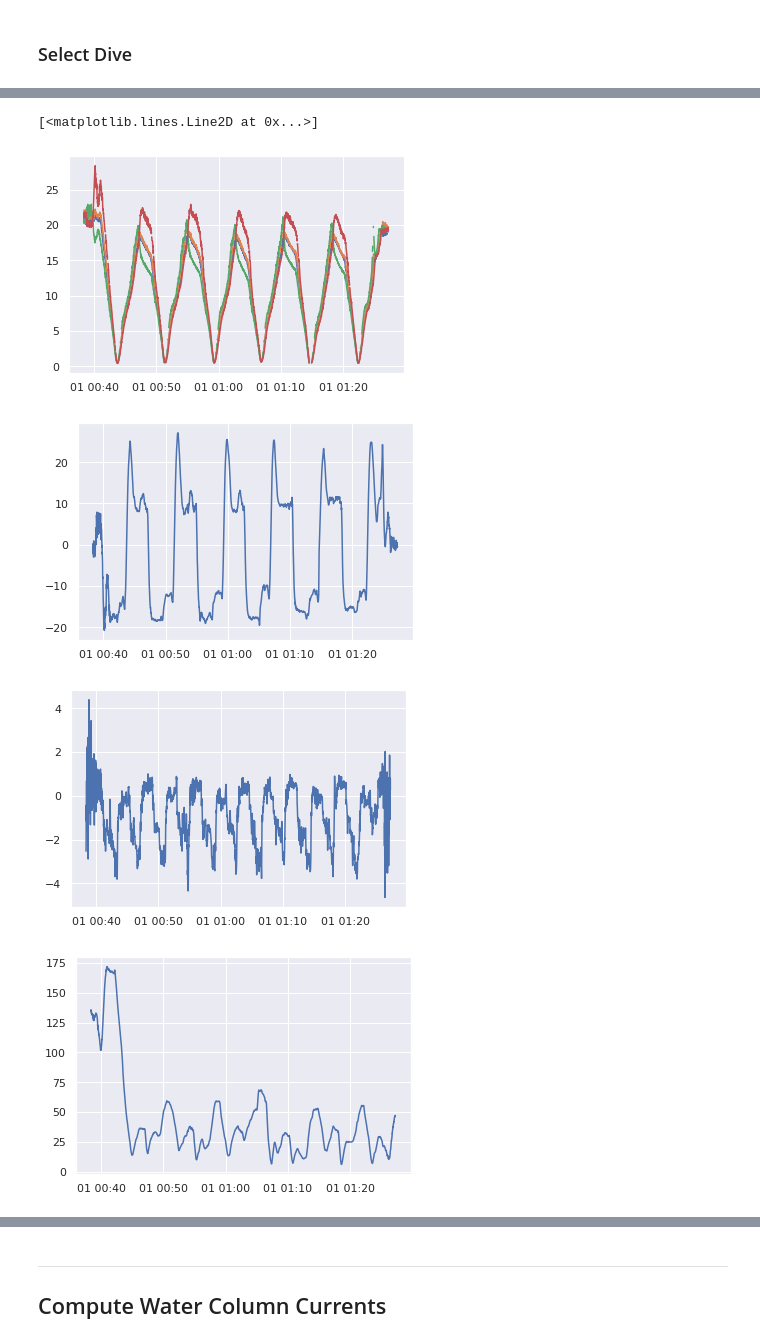
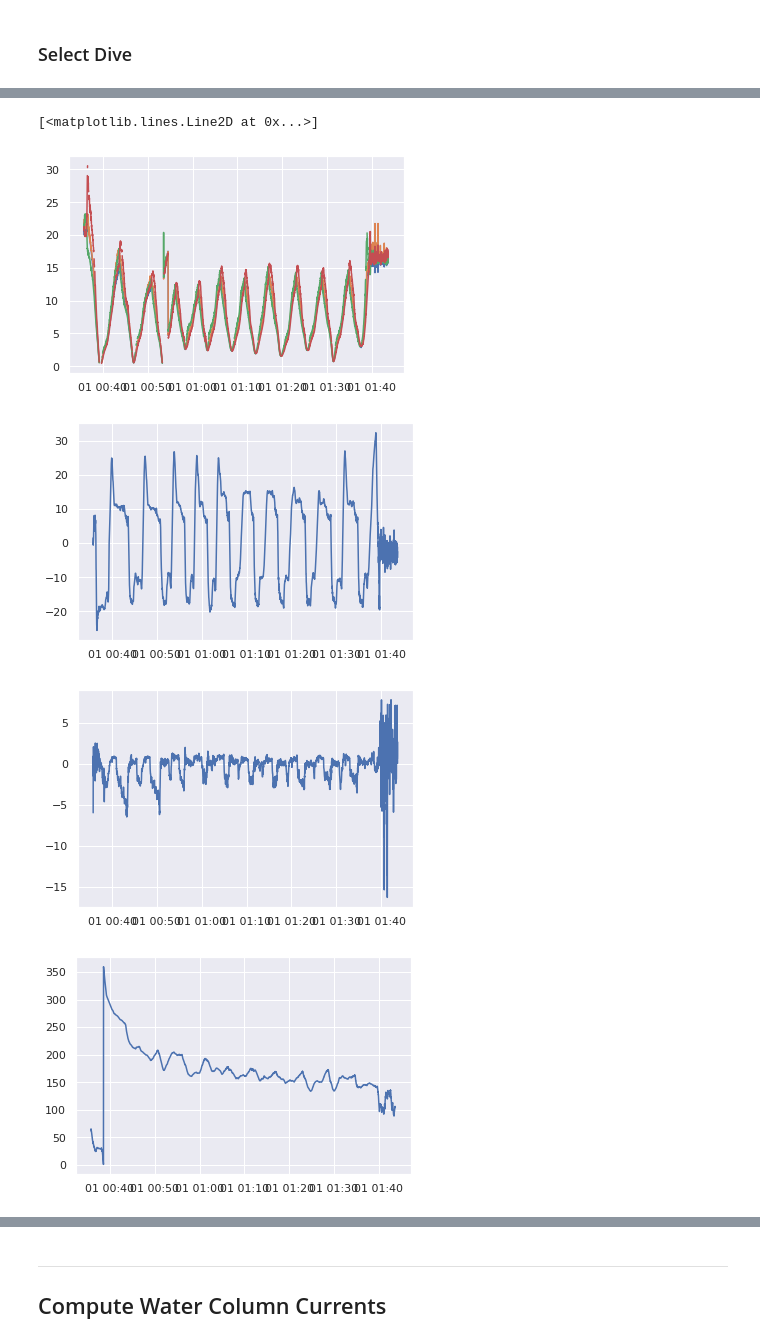
Before and after one commit to gidobot/dvl-nav, a Jupyter notebook: notebook/dvl-navigation-unit770.ipynb, the cells around one changed output, grey strips where cells are left out. Drawn from its saved outputs; the diff is of its cells as text; code cells hidden in the pictures.

```diff
--- a/notebook/dvl-navigation-unit770.ipynb
+++ b/notebook/dvl-navigation-unit770.ipynb
@@ -185,0 +182,25 @@ Zeroing out CTD Data. Minimum Depth: 3.2799999713897705
+# %%
+ctd_df = pd.read_csv(filepath+ 'rosbags/rosbag_output/' + 'ctd-data.csv')
+# "Zero" out CTD by determining the measured depth at which the glider spent the most time and under 6m
+n, bins, patches = plt.hist(x=ctd_df.depth, bins= 'auto' )
+bins
+nbins = 0
+for b in bins:
+    if b > 6.0:
+        break
+    nbins += 1
+#print(nbins)
+target = n[0]
+target_idx = 0
+i = 0
+for b in range(1,nbins):
+    i = i+1
+    if n[b] > target:
+        target = n[b]
+        target_idx = i
+#print(target, target_idx, bins[target_idx])
+est_surface_depth = bins[target_idx]
+print('Zeroing out CTD Data. Est Surface Depth: ' + str(est_surface_depth))
+ctd_df.depth = ctd_df.depth - est_surface_depth
+plt.figure()
+plt.plot(ctd_df.depth)
@@ -194,13 +220,12 @@ for i in range(1,len(ctd_df.Time)):
         count += 1
         dive_dic['dive'+str(count)].append(i-1)
         dive_dic['dive'+str(count+1)] = [i]
-
-# Pop off last entry (will only have one idx)
-for key in dive_dic:
-    if len(dive_dic[key]) < 2:
-        last = key
-dive_dic.pop(last)
+dive_dic['dive'+str(count+1)].append(len(ctd_df.Time))
 
 # Create DateTime Column to make it easier to read
 #ctd_df['Time'] = pd.to_datetime(ctd_df['header.stamp.secs'], unit='s')
 ctd_df['Time_easy'] = (ctd_df['Time'] - ctd_df.Time[0])/60
+for key in dive_dic:
+    plt.figure()
+    plt.plot(ctd_df.Time_easy[dive_dic[key][0]:dive_dic[key][1]], ctd_df.depth[dive_dic[key][0]:dive_dic[key][1]]*-1)
+    plt.title(key)
@@ -221,4 +242,4 @@ for key in dive_dic:
 # %% [markdown]
 ### Select Dive
 # %%
-selected_dive = 'dive5'
+selected_dive = 'dive6'
@@ -348,33 +429,27 @@ Index(['time', 'system_configuration', 'num_beams', 'num_bins',
 # %%
 ts.df.head()
 plt.figure()
 plt.plot(ts.df.btm_beam0_range)
 plt.plot(ts.df.btm_beam1_range)
 plt.plot(ts.df.btm_beam2_range)
 plt.plot(ts.df.btm_beam3_range)
 
 plt.figure()
 plt.plot(ts.df.ahrs_pitch)
 
 plt.figure()
 plt.plot(ts.df.ahrs_roll)
 
 plt.figure()
 plt.plot(ts.df.ahrs_heading)
 plt.figure()
 plt.plot(df_dbd.m_heading * 180/3.14, 'r')
 
 plt.figure()
 plt.plot(ts.df.ctd_depth)
-
-plt.figure()
-plt.plot(ts.df.ctd_temp)
-
-plt.figure()
-plt.plot(ts.df.ctd_cond)
 # %% [output]
 [<matplotlib.lines.Line2D at 0x...>]
-[figure, old version]
+[figure, new version]
-[figure, old version]
+[figure, new version]
-[figure, old version]
+[figure, new version]
-[figure, old version]
+[figure, new version]
```
Also changed, not shown: parts of 34 cells of this notebook, 1 other file.
